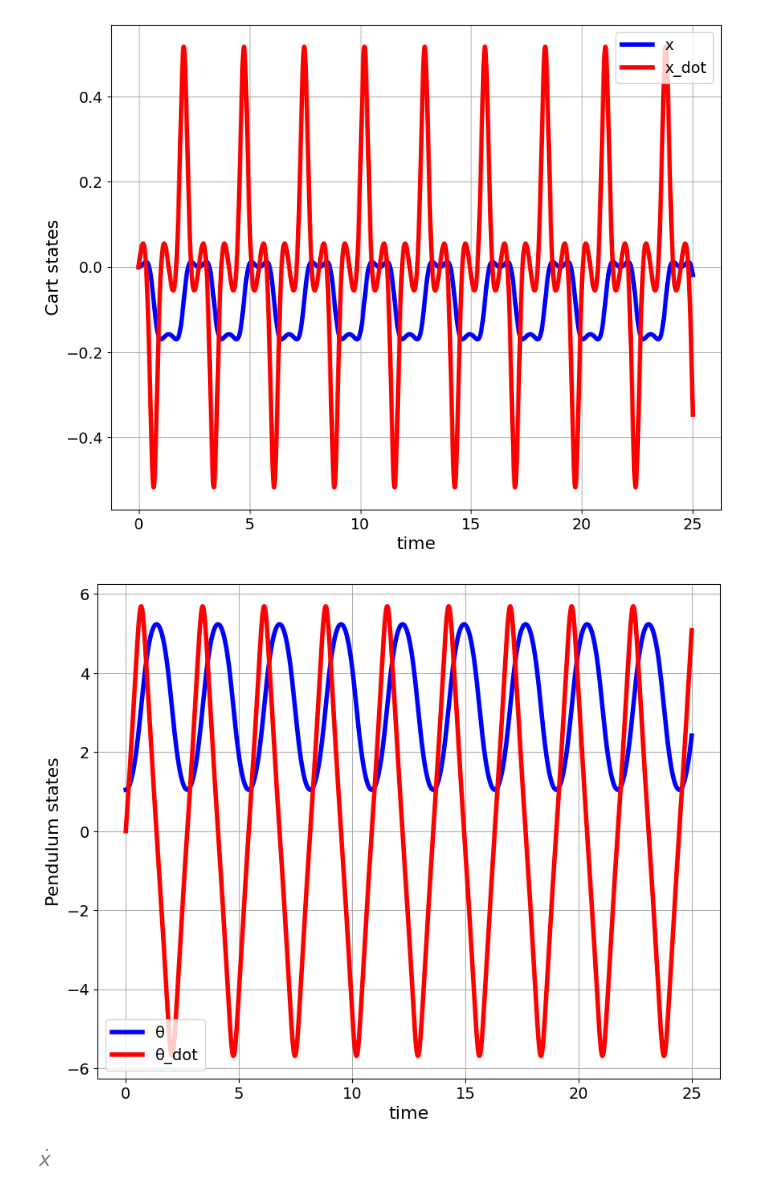
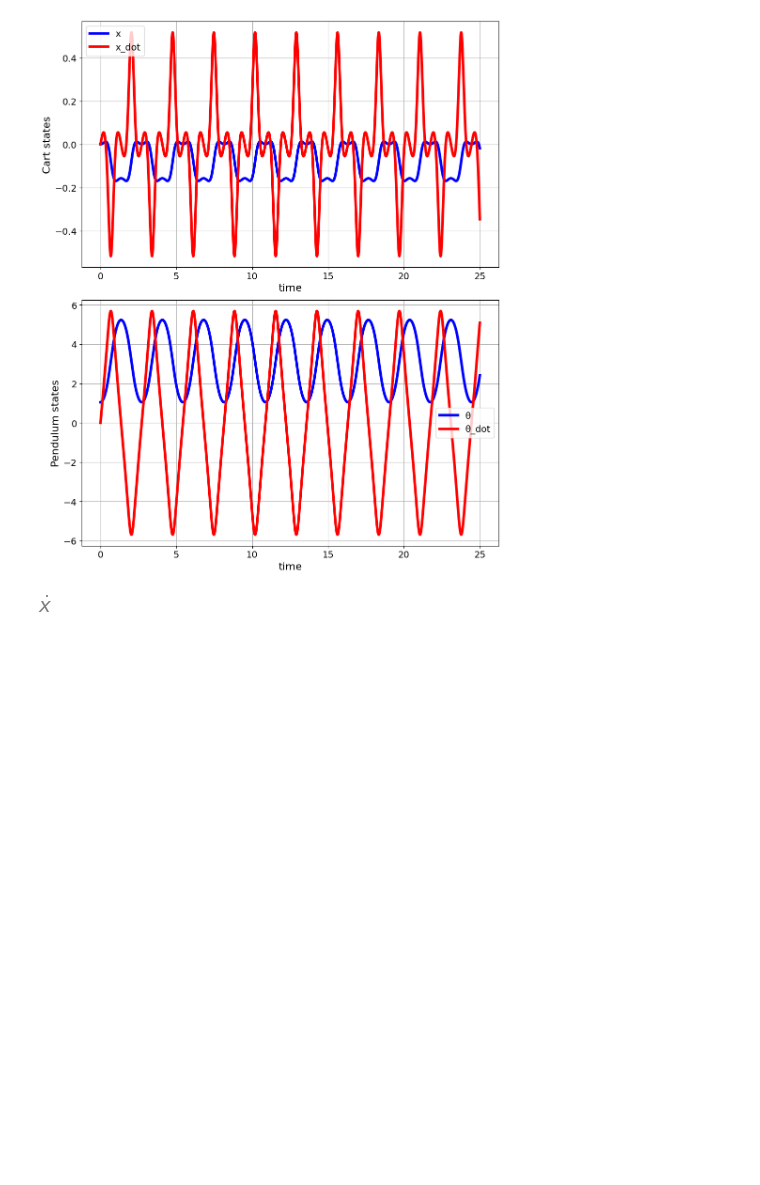
Before and after one commit to sagarbadeshrestha/Inverted-Pendulum, a Jupyter notebook: invPend.ipynb, the cells around one changed output. Drawn from its saved outputs; the diff is of its cells as text; code cells hidden in the pictures; blank space fills up the shorter version.

Commit message:
Created Subplots instead of separate plots for cart and pendulum states

```diff
--- a/invPend.ipynb
+++ b/invPend.ipynb
@@ -50,57 +50,61 @@ def stateSpaceModel(state, t, timePoints, forceArray):  # the state argument is
 
     forceApplied= np.interp(t, timePoints, forceArray)
     x_ddot= func_x_ddot(x, x_dot, theta, theta_dot, forceApplied) # Placing numerical values for each state variables and inputs into now converted mathematical function
     theta_ddot= func_theta_ddot(x, x_dot, theta, theta_dot, forceApplied)
 
     return [x_dot, x_ddot, theta_dot, theta_ddot]   # returning derivatives of state variables, i.e. d/dt(state)
 
 # Defining simulation parameters #### Can change it
 startTime=0
 endTime=25
 timeSteps=5000
 
 simTime= np.linspace(startTime,endTime,timeSteps)   # Generating discrete time interval
 # forceInput= np.sin(simTime)+np.cos(2*simTime) # Generating sine and cosine function over time
 forceInput= np.zeros(shape=(simTime.shape)) # Zero force applied
 
 #plt.plot(simTime,forceInput)
 
 ##  Simulating the dynamics of the system
 initState= np.array([0,0,np.pi/3,0])   # initial conditions position, velocity, and angular velocity are zero, while angular displacement is pi/3 rad
 
 solution= odeint(stateSpaceModel, initState, simTime, args=(simTime, forceInput))   # Extra arguments required for our function time points and force applied is also provided
 # solution.shape ## it shows that there are 5000 rows(values due to timesteps), and 4 cols (state variables)
 
 # save the simulation data
 # the save file is opened by another Python script that is used to animate the trajectory
 np.save('simulationData.npy', solution)
 
-# cart state trajectories
-plt.figure(figsize=(10,8))
-plt.plot(simTime, solution[:,0],'b',linewidth=4,label='x')  #
-plt.plot(simTime, solution[:,1],'r',linewidth=4,label='x_dot')
-plt.xlabel('time',fontsize=16)
-plt.ylabel('Cart states',fontsize=16)
-plt.legend(fontsize=14)
-plt.tick_params(axis='both', which='major', labelsize=14)
-plt.grid()
-plt.savefig('cartStates.png',dpi=600)
+
+# Create a figure with 2 subplots (2 rows, 1 column)
+fig, (ax1, ax2) = plt.subplots(2, 1, figsize=(10, 12))
+
+# First subplot: Cart states
+ax1.plot(simTime, solution[:,0], 'b', linewidth=4, label='x')
+ax1.plot(simTime, solution[:,1], 'r', linewidth=4, label='x_dot')
+ax1.set_xlabel('time', fontsize=16)
+ax1.set_ylabel('Cart states', fontsize=16)
+ax1.legend(fontsize=14)
+ax1.tick_params(axis='both', which='major', labelsize=14)
+ax1.grid()
+
+# Second subplot: Pendulum states
+ax2.plot(simTime, solution[:,2], 'b', linewidth=4, label='θ')
+ax2.plot(simTime, solution[:,3], 'r', linewidth=4, label='θ_dot')
+ax2.set_xlabel('time', fontsize=16)
+ax2.set_ylabel('Pendulum states', fontsize=16)
+ax2.legend(fontsize=14)
+ax2.tick_params(axis='both', which='major', labelsize=14)
+ax2.grid()
+
+# Adjust layout to prevent overlapping
+plt.tight_layout()
+
+# Save the figure
+plt.savefig('all_states.png', dpi=600)
 plt.show()
-
-# pendulum state trajectories
-plt.figure(figsize=(10,8))
-plt.plot(simTime, solution[:,2],'b',linewidth=4,label='θ')
-plt.plot(simTime, solution[:,3],'r',linewidth=4,label='θ_dot')
-plt.xlabel('time',fontsize=16)
-plt.ylabel('Pendulum states',fontsize=16)
-plt.legend(fontsize=14)
-plt.tick_params(axis='both', which='major', labelsize=14)
-plt.grid()
-plt.savefig('pendulumStates.png',dpi=600)
-plt.show()
 # %% [output]
-[figure, old version]
+[figure, new version]
-[figure, removed]
 # %%
 # The following cells are step wise checking of each variable values
 x_dot
```
Also changed, not shown: 3 other files.
